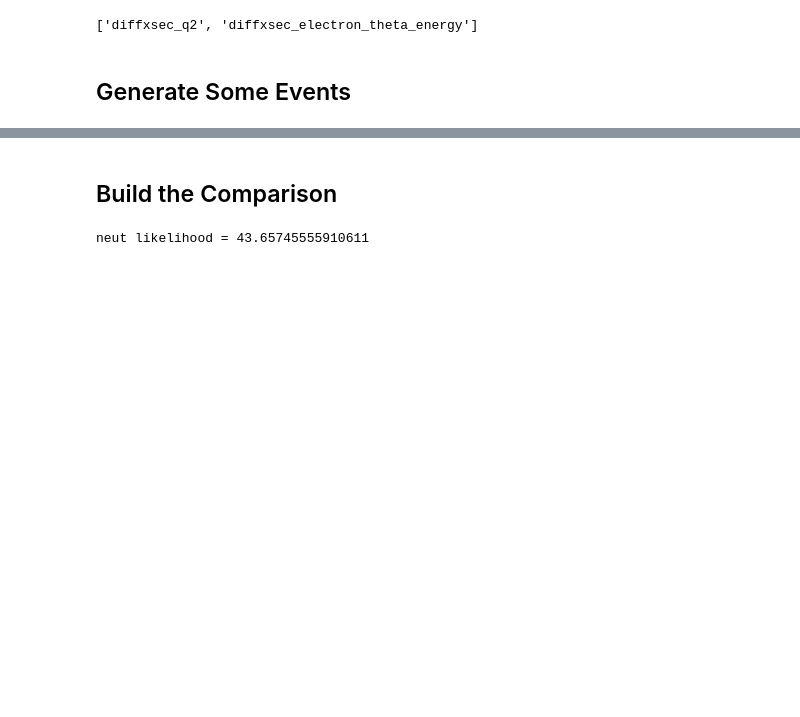
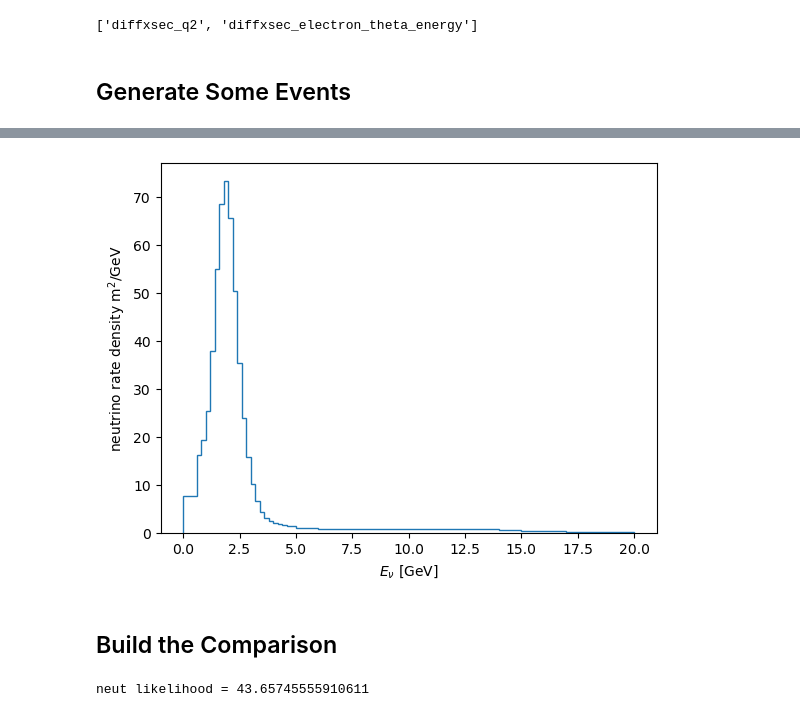
Before and after one commit to NUISANCEMC/notebooks, a Jupyter notebook: NOvAnuecc.ipynb, the cells around one changed output, grey strips where cells are left out. Drawn from its saved outputs; the diff is of its cells as text; code cells hidden in the pictures; blank space fills up the shorter version.

```diff
--- a/NOvAnuecc.ipynb
+++ b/NOvAnuecc.ipynb
@@ -35,3 +36,12 @@ Target: 1000060120[22.333333333333332], 1000170350[5.333333333333333], 100001001
+# %%
+import matplotlib.pyplot as plt
+
+probe_flux_count_density.spectrum.mpl().hist(histtype="step")
+plt.xlabel(r"$E_{\nu}$ [GeV]")
+plt.ylabel(r"neutrino rate density m$^{2}$/GeV")
+plt.show()
+# %% [output]
+[figure, added]
 # %%
 %%bash
 # only generate if we haven't already
```
Also changed, not shown: parts of 2 cells of this notebook.
